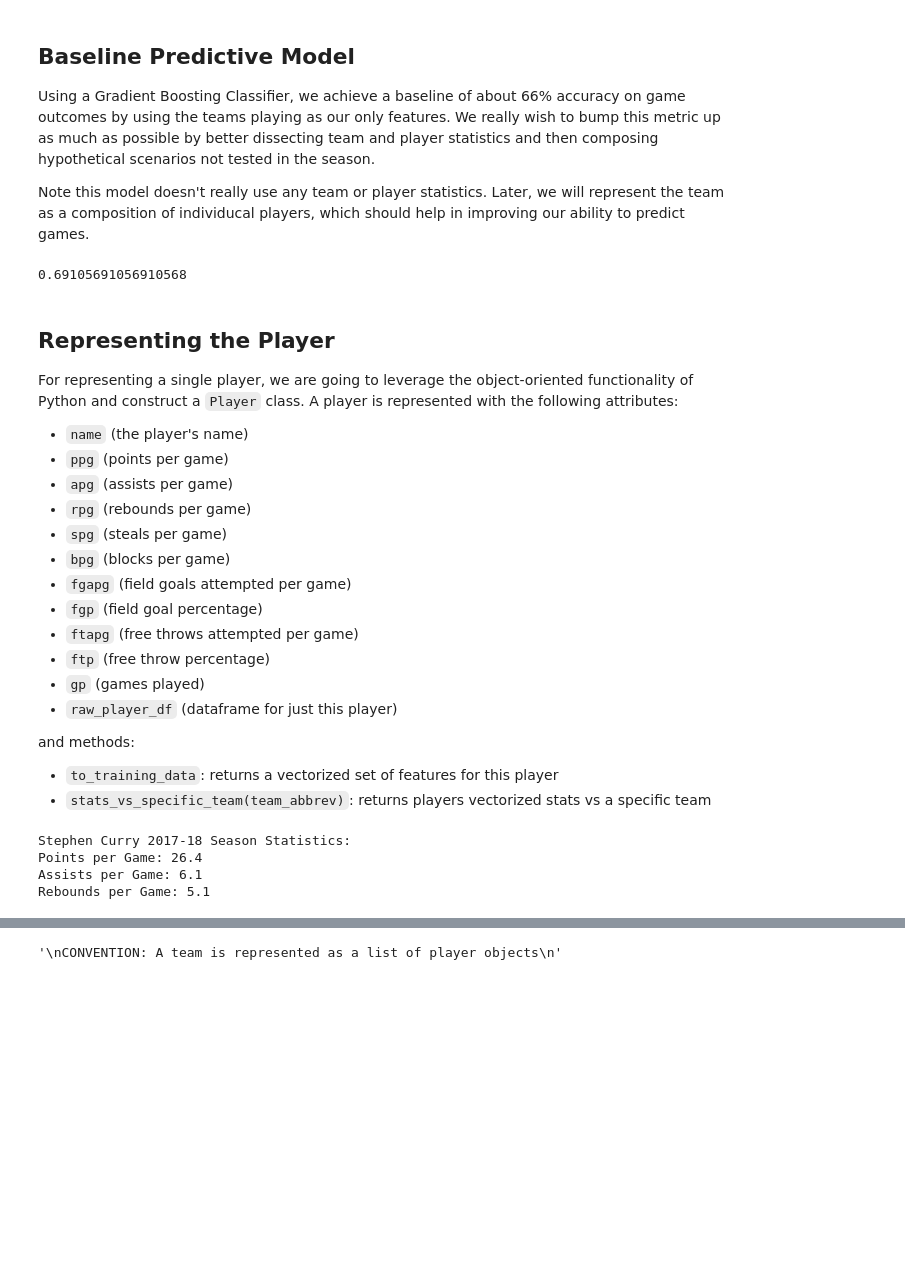
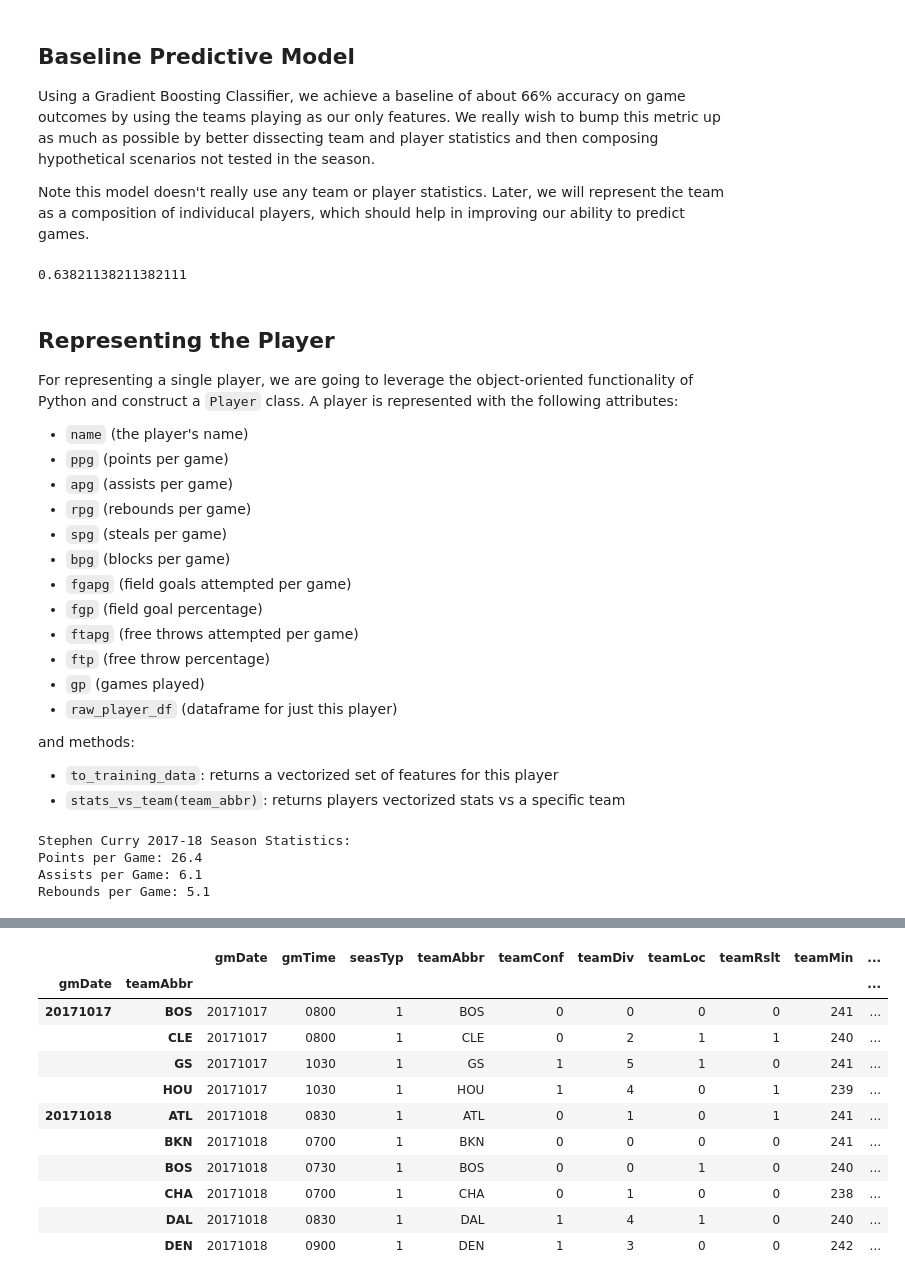
Before and after one commit to jestapinski/pds_NBA_ML, a Jupyter notebook: NBA_model.ipynb, the cells around one changed output, grey strips where cells are left out. Saved outputs shown, nothing was run; the diff lists cells and outputs as text; code cells hidden in the pictures; blank space fills up the shorter version.

```diff
--- a/NBA_model.ipynb
+++ b/NBA_model.ipynb
@@ -63,6 +89,7 @@ import pandas as pd
 # Defining Constants
 PLAYER_CSV_FILE = './nba-enhanced-stats/2017-18_playerBoxScore.csv'
 TEAM_CSV_FILE = './nba-enhanced-stats/2017-18_teamBoxScore.csv'
+TEAM_DOUBLED_CSV_FILE = './nba-enhanced-stats/2017-18_teamBoxScore_doubled.csv'
 PREVIEW_LEN = 10
 
 # Manual Categorical Mappings for Logical Encoding
@@ -80,13 +107,13 @@ derived_team_player_cols = ['teamTREB%', 'teamASST%', "teamTS%", "teamEFG%", "te
 derived_oppt_player_cols = list(map(lambda x: x.replace("team", "oppt"), derived_team_player_cols))
 
 # Referee Names to be Removed
-useless_player_cols = ['offLNm1', 'offFNm1', 'offLNm2', 'offFNm2', 'offLNm3', 'offFNm3']
+useless_cols = ['offLNm1', 'offFNm1', 'offLNm2', 'offFNm2', 'offLNm3', 'offFNm3']
 
 player_cols = ['gmDate', 'gmTime', 'seasTyp', 'playLNm', 'playFNm', 'teamAbbr', 'teamConf', 'teamDiv', 'teamLoc', 'teamRslt', 'teamDayOff', 'offLNm1', 'offFNm1', 'offLNm2', 'offFNm2', 'offLNm3', 'offFNm3', 'playDispNm', 'playStat', 'playMin', 'playPos', 'playHeight', 'playWeight', 'playBDate', 'playPTS', 'playAST', 'playTO', 'playSTL', 'playBLK', 'playPF', 'playFGA', 'playFGM', 'playFG%', 'play2PA', 'play2PM', 'play2P%', 'play3PA', 'play3PM', 'play3P%', 'playFTA', 'playFTM', 'playFT%', 'playORB', 'playDRB', 'playTRB', 'opptAbbr', 'opptConf', 'opptDiv', 'opptLoc', 'opptRslt', 'opptDayOff']
 team_cols = ['gmDate', 'gmTime', 'seasTyp', 'offLNm1', 'offFNm1', 'offLNm2', 'offFNm2', 'offLNm3', 'offFNm3', 'teamAbbr', 'teamConf', 'teamDiv', 'teamLoc', 'teamRslt', 'teamMin', 'teamDayOff', 'teamPTS', 'teamAST', 'teamTO', 'teamSTL', 'teamBLK', 'teamPF', 'teamFGA', 'teamFGM', 'teamFG%', 'team2PA', 'team2PM', 'team2P%', 'team3PA', 'team3PM', 'team3P%', 'teamFTA', 'teamFTM', 'teamFT%', 'teamORB', 'teamDRB', 'teamTRB', 'teamPTS1', 'teamPTS2', 'teamPTS3', 'teamPTS4', 'teamPTS5', 'teamPTS6', 'teamPTS7', 'teamPTS8', 'teamTREB%', 'teamASST%', 'teamTS%', 'teamEFG%', 'teamOREB%', 'teamDREB%', 'teamTO%', 'teamSTL%', 'teamBLK%', 'teamBLKR', 'teamPPS', 'teamFIC', 'teamFIC40', 'teamOrtg', 'teamDrtg', 'teamEDiff', 'teamPlay%', 'teamAR', 'teamAST/TO', 'teamSTL/TO', 'opptAbbr', 'opptConf', 'opptDiv', 'opptLoc', 'opptRslt', 'opptMin', 'opptDayOff', 'opptPTS', 'opptAST', 'opptTO', 'opptSTL', 'opptBLK', 'opptPF', 'opptFGA', 'opptFGM', 'opptFG%', 'oppt2PA', 'oppt2PM', 'oppt2P%', 'oppt3PA', 'oppt3PM', 'oppt3P%', 'opptFTA', 'opptFTM', 'opptFT%', 'opptORB', 'opptDRB', 'opptTRB', 'opptPTS1', 'opptPTS2', 'opptPTS3', 'opptPTS4', 'opptPTS5', 'opptPTS6', 'opptPTS7', 'opptPTS8', 'opptTREB%', 'opptASST%', 'opptTS%', 'opptEFG%', 'opptOREB%', 'opptDREB%', 'opptTO%', 'opptSTL%', 'opptBLK%', 'opptBLKR', 'opptPPS', 'opptFIC', 'opptFIC40', 'opptOrtg', 'opptDrtg', 'opptEDiff', 'opptPlay%', 'opptAR', 'opptAST/TO', 'opptSTL/TO', 'poss', 'pace']
 
 player_stats = pd.read_csv(PLAYER_CSV_FILE, sep=',', names=player_cols, encoding='latin-1', skiprows=[0])
-team_stats = pd.read_csv(TEAM_CSV_FILE, sep=',', names=team_cols, encoding='latin-1', skiprows=[0])
+team_stats = pd.read_csv(TEAM_DOUBLED_CSV_FILE, sep=',', names=team_cols, encoding='latin-1', skiprows=[0])
 # %% [markdown]
 ### Data Cleaning
 
@@ -207,7 +272,7 @@ Note this model doesn't really use any team or player statistics. Later, we will
 # %%
 # Predicting Wins only based on Teams Playing
 # Can Build Another Model to Predict Points per Team
-X = team_stats.drop(list(set(team_cols) - set(useless_player_cols) - set(['teamAbbr', 'opptAbbr'])), axis=1)
+X = team_stats.drop(list(set(team_cols) - set(useless_cols) - set(['teamAbbr', 'opptAbbr'])), axis=1)
 y = team_stats.teamRslt
 
 from sklearn.model_selection import train_test_split
@@ -221,7 +286,7 @@ from sklearn.metrics import accuracy_score
 pred = model.predict(X_test)
 accuracy_score(y_test, pred)
 # %% [output]
-0.69105691056910568
+0.63821138211382111
 # %% [markdown]
 ## Representing the Player
 For representing a single player, we are going to leverage the object-oriented functionality of Python and construct a `Player` class. A player is represented with the following attributes:
@@ -240,7 +305,7 @@ For representing a single player, we are going to leverage the object-oriented f
 
 and methods:
 - `to_training_data`: returns a vectorized set of features for this player
-- `stats_vs_specific_team(team_abbrev)`: returns players vectorized stats vs a specific team
+- `stats_vs_team(team_abbr)`: returns players vectorized stats vs a specific team
 # %%
 class Player(object):
     def __init__(self, name, ppg, apg, rpg, spg, bpg, fgapg, fgp, ftapg, ftp, gp, raw_player_df):
@@ -344,14 +420,22 @@ Assists per Game: 6.1
 Rebounds per Game: 5.1
 # %% [markdown]
 ![stephen_curry](images/curry_stats.png)
-# %%
-# Team Generating
-
-"""
-CONVENTION: A team is represented as a list of player objects
-"""
-# %% [output]
-'\nCONVENTION: A team is represented as a list of player objects\n'
+# %%
+# Team Representation
+grp.head(PREVIEW_LEN)
+# %% [output]
+|  |  | gmDate | gmTime | seasTyp | teamAbbr | teamConf | teamDiv | teamLoc | teamRslt | teamMin | ... |
+| gmDate | teamAbbr |  |  |  |  |  |  |  |  |  | ... |
+| 20171017 | BOS | 20171017 | 0800 | 1 | BOS | 0 | 0 | 0 | 0 | 241 | ... |
+|  | CLE | 20171017 | 0800 | 1 | CLE | 0 | 2 | 1 | 1 | 240 | ... |
+|  | GS | 20171017 | 1030 | 1 | GS | 1 | 5 | 1 | 0 | 241 | ... |
+|  | HOU | 20171017 | 1030 | 1 | HOU | 1 | 4 | 0 | 1 | 239 | ... |
+| 20171018 | ATL | 20171018 | 0830 | 1 | ATL | 0 | 1 | 0 | 1 | 241 | ... |
+|  | BKN | 20171018 | 0700 | 1 | BKN | 0 | 0 | 0 | 0 | 241 | ... |
+|  | BOS | 20171018 | 0730 | 1 | BOS | 0 | 0 | 1 | 0 | 240 | ... |
+|  | CHA | 20171018 | 0700 | 1 | CHA | 0 | 1 | 0 | 0 | 238 | ... |
+|  | DAL | 20171018 | 0830 | 1 | DAL | 1 | 4 | 1 | 0 | 240 | ... |
+|  | DEN | 20171018 | 0900 | 1 | DEN | 1 | 3 | 0 | 0 | 242 | ... |
 # %%
 # Model Params / Features Definition
 # %%
```
Also changed, not shown: parts of 12 cells of this notebook, 1 other file.
